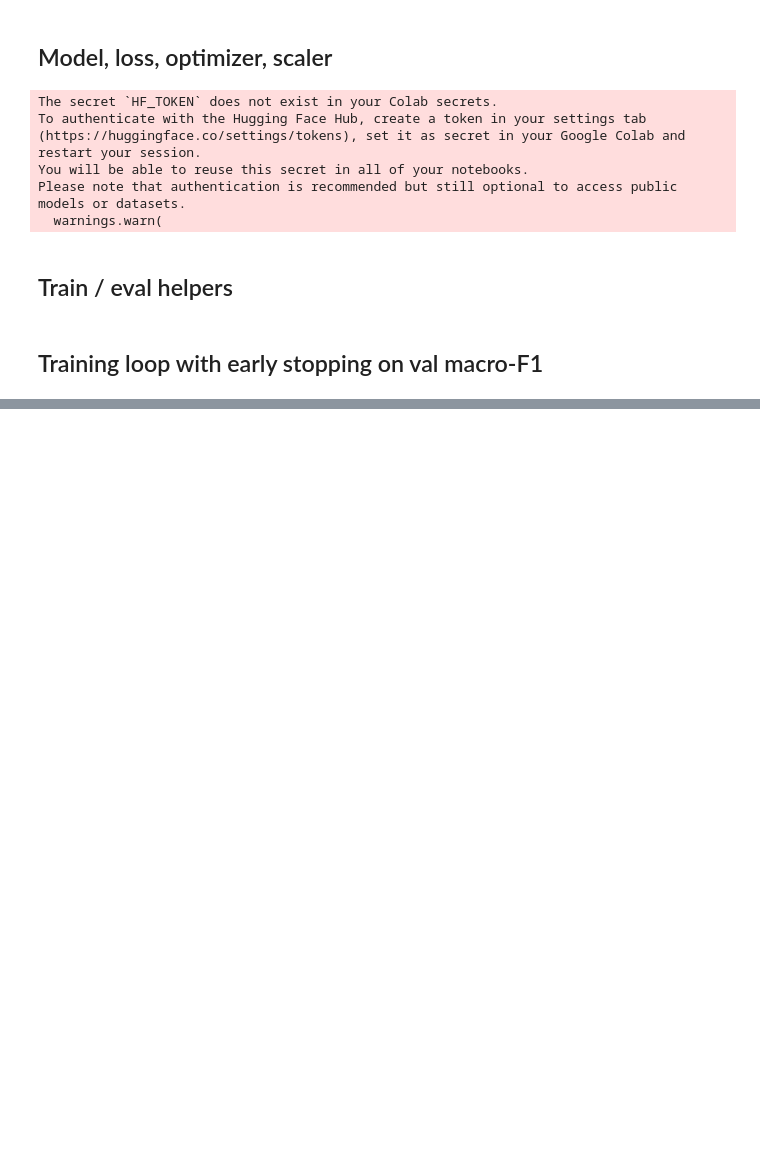
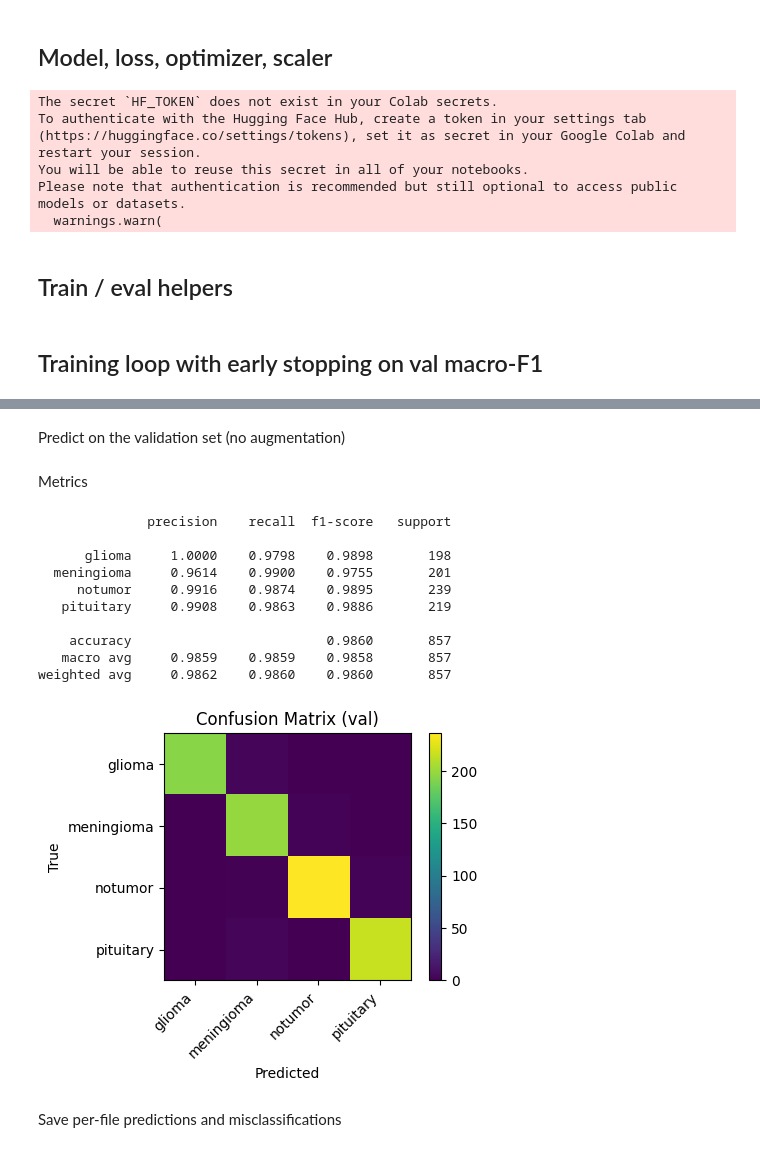
Before and after one commit to Dylan-Geraci/neuroimaging-tumor-detector, a Jupyter notebook: notebooks/02_model_training.ipynb, the cells around one changed output, grey strips where cells are left out. Cells and saved outputs as stored; diff of their text form; code cells hidden in the pictures; blank space fills up the shorter version.

Commit message:
finished model and testing

```diff
--- a/notebooks/02_model_training.ipynb
+++ b/notebooks/02_model_training.ipynb
@@ -243,0 +402,4 @@ rsync error: some files/attrs were not transferred (see previous errors) (code 2
+# %%
+ckpt = torch.load(os.path.join(OUT_DIR, "best.pt"), map_location=device)
+model.load_state_dict(ckpt["model_state_dict"])
+model.eval()
@@ -243,0 +424,48 @@ rsync error: some files/attrs were not transferred (see previous errors) (code 2
+# %% [markdown]
+Predict on the validation set (no augmentation)
+# %%
+preds, targs, files = [], [], []
+for p in val_paths:
+    img = Image.open(p)  # grayscale is handled by val_tfms
+    x = val_tfms(img).unsqueeze(0).to(device)
+    with torch.no_grad():
+        logits = model(x)
+        pred = int(logits.argmax(1).item())
+    preds.append(pred)
+    cls_name = os.path.basename(os.path.dirname(p))
+    targs.append(int(class_to_idx[cls_name]))
+    files.append(p)
+# %% [markdown]
+Metrics
+# %%
+from sklearn.metrics import classification_report, confusion_matrix
+target_names = [idx_to_class[i] for i in range(num_classes)]
+print(classification_report(targs, preds, target_names=target_names, digits=4))
+
+cm = confusion_matrix(targs, preds, labels=list(range(num_classes)))
+import numpy as np, matplotlib.pyplot as plt
+plt.figure(figsize=(5,4))
+plt.imshow(cm, interpolation="nearest")
+plt.title("Confusion Matrix (val)")
+plt.colorbar()
+ticks = np.arange(num_classes)
+plt.xticks(ticks, target_names, rotation=45, ha="right")
+plt.yticks(ticks, target_names)
+plt.xlabel("Predicted"); plt.ylabel("True")
+plt.tight_layout()
+plt.savefig(os.path.join(OUT_DIR, "confusion_matrix_val.png"), dpi=150, bbox_inches="tight")
+plt.show()
+# %% [output]
+              precision    recall  f1-score   support
+
+      glioma     1.0000    0.9798    0.9898       198
+  meningioma     0.9614    0.9900    0.9755       201
+     notumor     0.9916    0.9874    0.9895       239
+   pituitary     0.9908    0.9863    0.9886       219
+
+    accuracy                         0.9860       857
+   macro avg     0.9859    0.9859    0.9858       857
+weighted avg     0.9862    0.9860    0.9860       857
+[figure, added]
+# %% [markdown]
+Save per-file predictions and misclassifications
```
Also changed, not shown: parts of 8 cells of this notebook.
